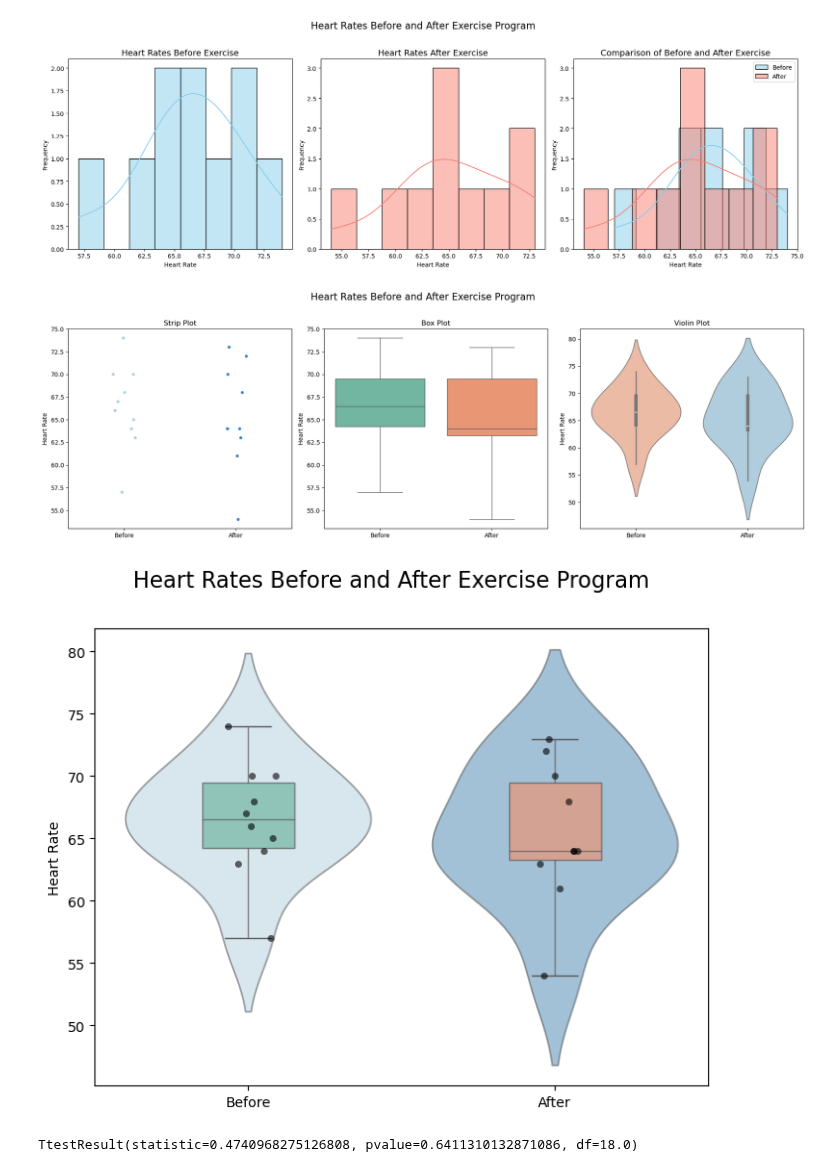
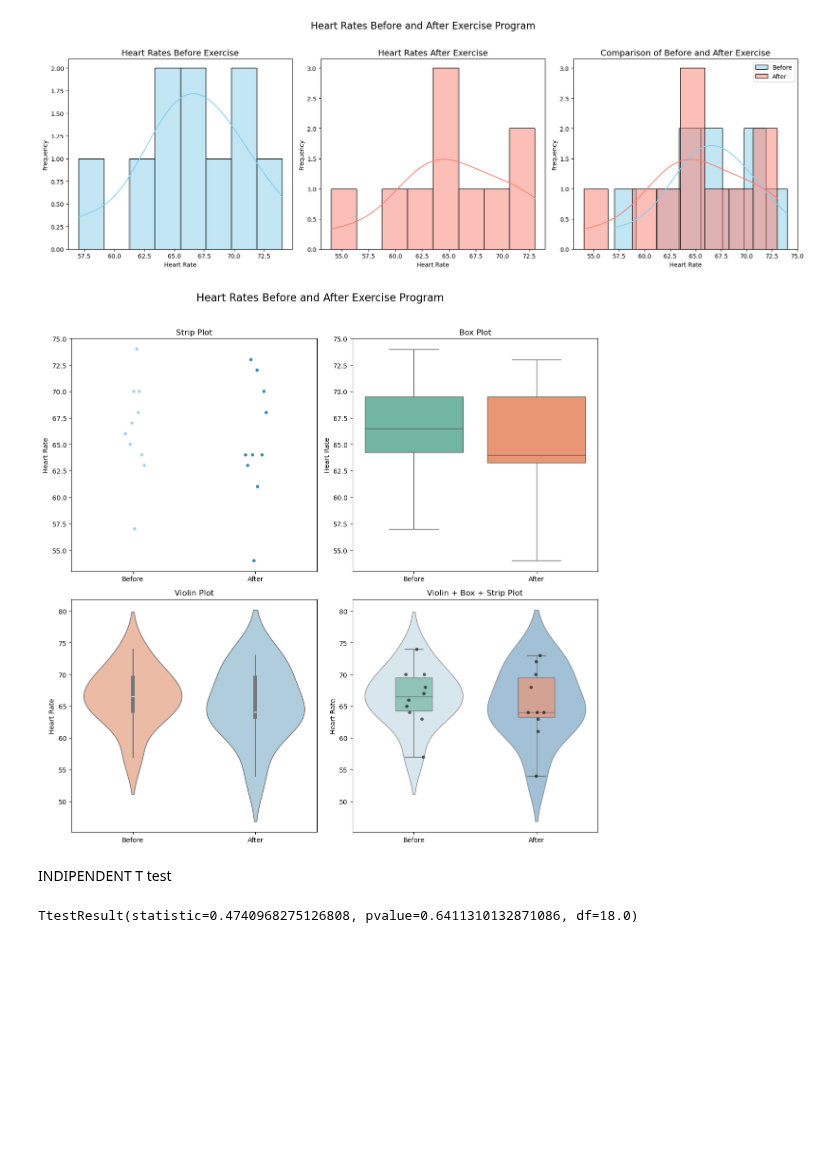
Before and after one commit to Cecilia8989/applied_statistics_assessment, a Jupyter notebook: tasks.ipynb, the cells around one changed output. Drawn from its saved outputs; the diff is of its cells as text; code cells hidden in the pictures; blank space fills up the shorter version.

Commit message:
code first part t test - lesson 7

```diff
--- a/tasks.ipynb
+++ b/tasks.ipynb
@@ -571,71 +571,55 @@ data = [before, after]
 # %%
 #https://matplotlib.org/stable/users/explain/axes/axes_intro.html
 # https://stackoverflow.com/questions/66442402/matplotlib-with-fig-text-cropped
 # https://datagy.io/seaborn-stripplot/
 # https://www.geeksforgeeks.org/matplotlib-setting-ticks-and-tick-labels/
 
-# Set up the figure with 3 subplots in one row and adjust the figure size
-fig, axs = plt.subplots(1, 3, figsize=(18, 6))
+# Set up the figure with 2x2 grid of subplots and adjust the figure size
+fig, axs = plt.subplots(2, 2, figsize=(12, 12))
 
 # Set the title for the entire figure
 plt.suptitle('Heart Rates Before and After Exercise Program', fontsize=16)
 
 # Plot 1: Strip plot
-sns.stripplot(data=data, palette='Blues', ax=axs[0])  # Changed the palette to 'Blues'
-axs[0].set_title('Strip Plot', fontsize=12)  # Title for the individual plot
-axs[0].set_ylabel('Heart Rate')  # Y-axis label for the plot
-axs[0].set_xticks([0, 1])  # Set tick positions at 0 and 1
-axs[0].set_xticklabels(['Before', 'After'])  # Custom x-axis labels
+sns.stripplot(data=data, palette='Blues', ax=axs[0, 0])  # Changed the palette to 'Blues'
+axs[0, 0].set_title('Strip Plot', fontsize=12)  # Title for the individual plot
+axs[0, 0].set_ylabel('Heart Rate')  # Y-axis label for the plot
+axs[0, 0].set_xticks([0, 1])  # Set tick positions at 0 and 1
+axs[0, 0].set_xticklabels(['Before', 'After'])  # Custom x-axis labels
 
 # Plot 2: Box plot
-sns.boxplot(data=data, palette='Set2', ax=axs[1])  # Changed the palette to 'Blues'
-axs[1].set_title('Box Plot', fontsize=12)  # Title for the individual plot
-axs[1].set_ylabel('Heart Rate')  # Y-axis label for the plot
-axs[1].set_xticks([0, 1])  # Set tick positions at 0 and 1
-axs[1].set_xticklabels(['Before', 'After'])  # Custom x-axis labels
+sns.boxplot(data=data, palette='Set2', ax=axs[0, 1])  # Changed the palette to 'Set2'
+axs[0, 1].set_title('Box Plot', fontsize=12)  # Title for the individual plot
+axs[0, 1].set_ylabel('Heart Rate')  # Y-axis label for the plot
+axs[0, 1].set_xticks([0, 1])  # Set tick positions at 0 and 1
+axs[0, 1].set_xticklabels(['Before', 'After'])  # Custom x-axis labels
 
 # Plot 3: Violin plot
-sns.violinplot(data=data, palette='RdBu', ax=axs[2])  # Changed the palette to 'Blues'
-axs[2].set_title('Violin Plot', fontsize=12)  # Title for the individual plot
-axs[2].set_ylabel('Heart Rate')  # Y-axis label for the plot
-axs[2].set_xticks([0, 1])  # Set tick positions at 0 and 1
-axs[2].set_xticklabels(['Before', 'After'])  # Custom x-axis labels
+sns.violinplot(data=data, palette='RdBu', ax=axs[1, 0])  # Changed the palette to 'RdBu'
+axs[1, 0].set_title('Violin Plot', fontsize=12)  # Title for the individual plot
+axs[1, 0].set_ylabel('Heart Rate')  # Y-axis label for the plot
+axs[1, 0].set_xticks([0, 1])  # Set tick positions at 0 and 1
+axs[1, 0].set_xticklabels(['Before', 'After'])  # Custom x-axis labels
+
+# Plot 4: Combined Violin, Box, and Strip Plot
+sns.violinplot(data=data, palette='Blues', ax=axs[1, 1], inner=None, alpha=0.5)
+sns.boxplot(data=data, palette='Set2', ax=axs[1, 1], width=0.3, fliersize=0,
+            boxprops=dict(alpha=0.7), whiskerprops=dict(alpha=0.7), medianprops=dict(alpha=0.7))
+sns.stripplot(data=data, ax=axs[1, 1], jitter=True, color='black', alpha=0.6)  # Individual data points
+axs[1, 1].set_title('Violin + Box + Strip Plot', fontsize=12)  # Title for the individual plot
+axs[1, 1].set_ylabel('Heart Rate')  # Y-axis label for the plot
+axs[1, 1].set_xticks([0, 1])  # Set tick positions at 0 and 1
+axs[1, 1].set_xticklabels(['Before', 'After'])  # Custom x-axis labels
 
 # Adjust the layout to prevent overlapping of elements
 plt.tight_layout(rect=[0, 0, 1, 0.96])  # Adjust to leave space for the main title
 
-# Display the plot
+# Show the figure
 plt.show()
 # %% [output]
-[figure, old version]
+[figure, new version]
-# %%
-# Set up the figure
-fig, ax = plt.subplots(figsize=(8, 6))
-
-# Set the title for the entire plot
-plt.suptitle("Heart Rates Before and After Exercise Program", fontsize=16)
-
-# Plot 1: Violin plot (background layer)
-sns.violinplot(data=data, palette='Blues', ax=ax, inner=None, alpha=0.5)  # Transparent violin plot
-
-# Plot 2: Box plot (middle layer)
-sns.boxplot(data=data, palette='Set2', ax=ax, width=0.3, fliersize=0,
-            boxprops=dict(alpha=0.7), whiskerprops=dict(alpha=0.7), medianprops=dict(alpha=0.7))  # Semi-transparent box plot
-
-# Plot 3: Strip plot (top layer)
-sns.stripplot(data=data, ax=ax, jitter=True, color='black', alpha=0.6)  # Individual data points
-
-# Customize the x-axis labels
-ax.set_xticks([0, 1])  # Set tick positions at 0 and 1
-ax.set_xticklabels(['Before', 'After'])  # Custom x-axis labels
-
-# Set y-axis label
-ax.set_ylabel('Heart Rate')
-
-# Show the plot
-plt.show()
-# %% [output]
-[figure, removed]
+# %% [markdown]
+INDIPENDENT T test
 # %%
 # Perform a t-test.
 stats.ttest_ind(before, after)
```
Also changed, not shown: parts of 1 cell of this notebook.
